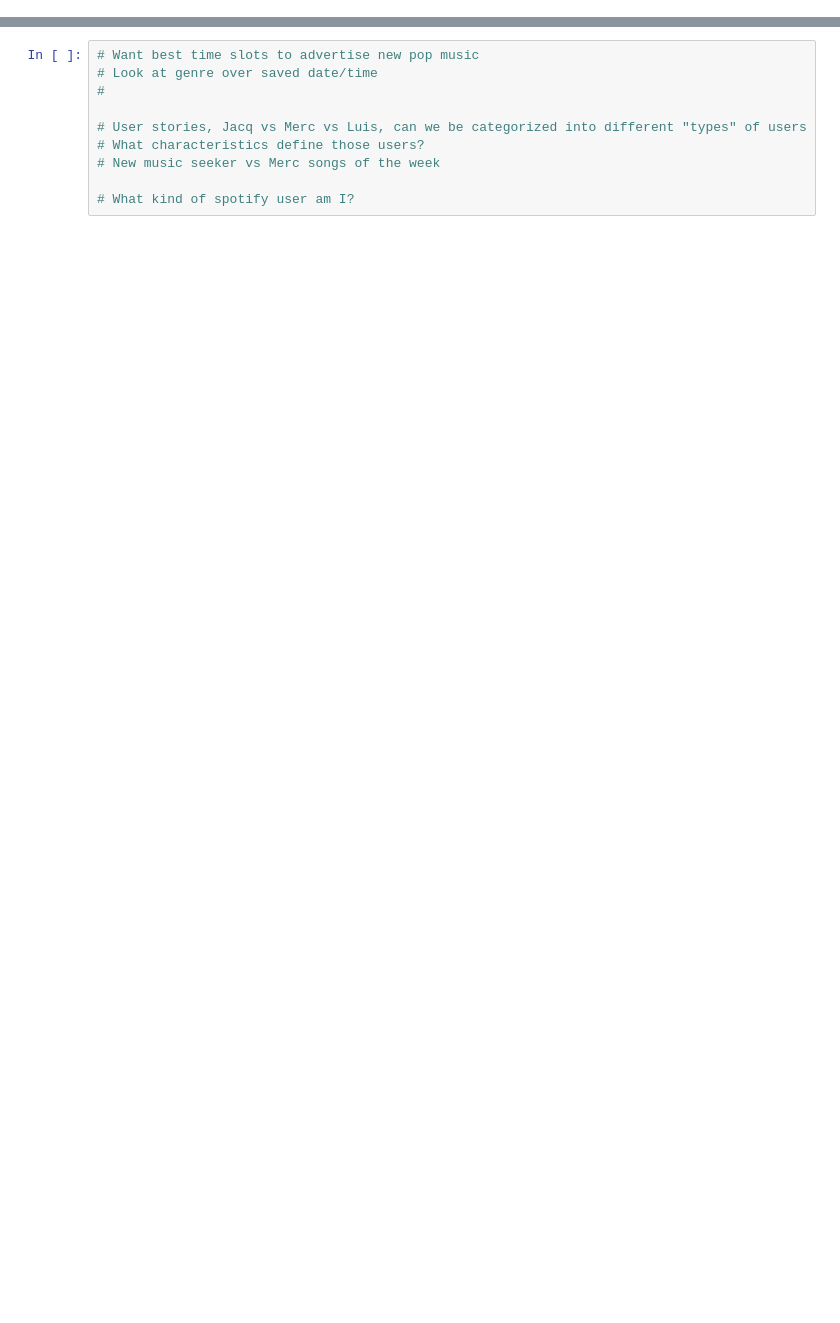
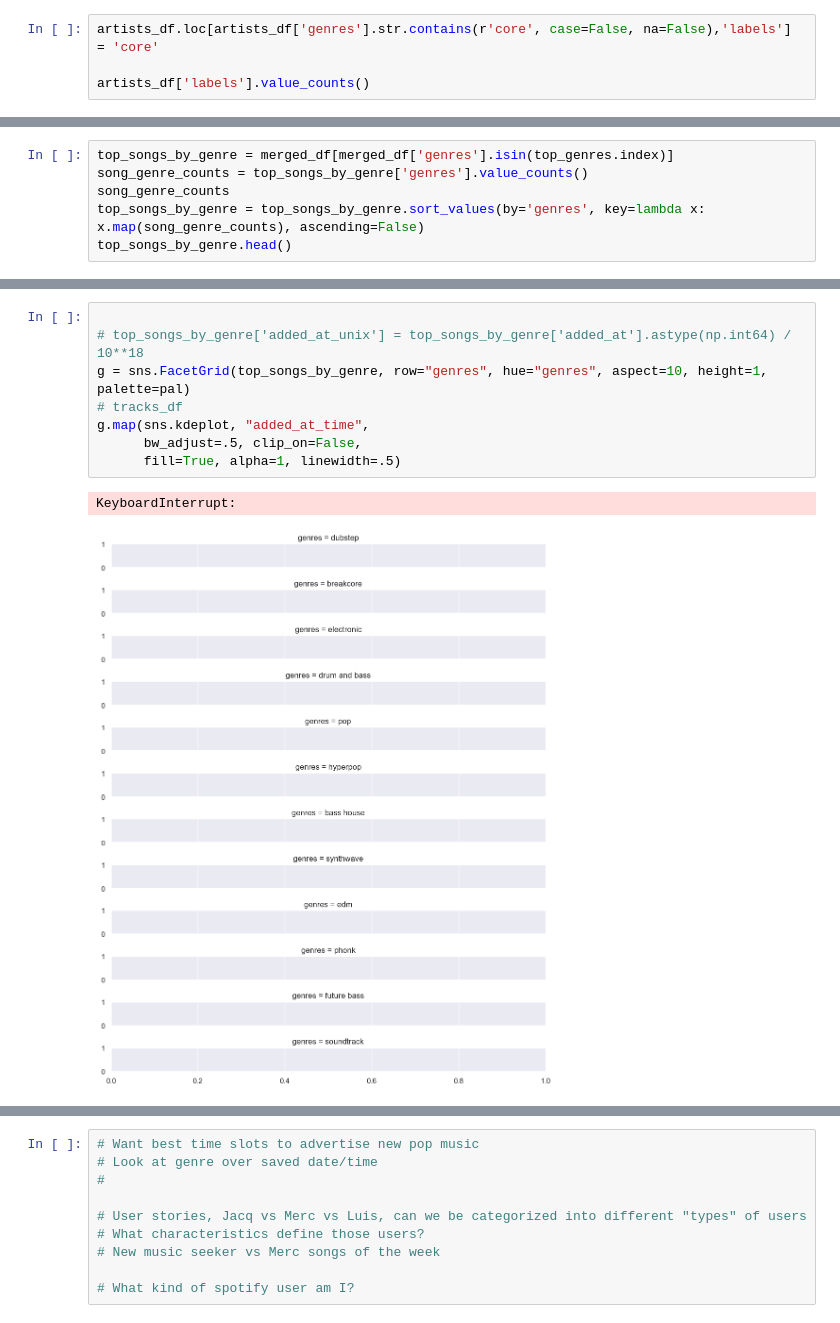
Before and after one commit to jacqhorizon/spotify-data-analysis, a Jupyter notebook: analysis.ipynb, the cells around one changed output, grey strips where cells are left out. Cells and saved outputs as stored; diff of their text form; blank space fills up the shorter version.

```diff
--- a/analysis.ipynb
+++ b/analysis.ipynb
@@ -58,0 +87,4 @@ artists_df['genres'] = artists_df['genres'].fillna('unknown')
+# %%
+artists_df.loc[artists_df['genres'].str.contains(r'core', case=False, na=False),'labels'] = 'core'
+
+artists_df['labels'].value_counts()
@@ -109,0 +206,6 @@ plt.xticks(rotation=45)
+# %%
+top_songs_by_genre = merged_df[merged_df['genres'].isin(top_genres.index)]
+song_genre_counts = top_songs_by_genre['genres'].value_counts()
+song_genre_counts
+top_songs_by_genre = top_songs_by_genre.sort_values(by='genres', key=lambda x: x.map(song_genre_counts), ascending=False)
+top_songs_by_genre.head()
@@ -109,0 +220,11 @@ plt.xticks(rotation=45)
+# %%
+
+# top_songs_by_genre['added_at_unix'] = top_songs_by_genre['added_at'].astype(np.int64) / 10**18
+g = sns.FacetGrid(top_songs_by_genre, row="genres", hue="genres", aspect=10, height=1, palette=pal)
+# tracks_df
+g.map(sns.kdeplot, "added_at_time",
+      bw_adjust=.5, clip_on=False,
+      fill=True, alpha=1, linewidth=.5)
+# %% [output]
+KeyboardInterrupt:
+[figure, added]
```
Also changed, not shown: parts of 34 cells of this notebook, 3 other files.
